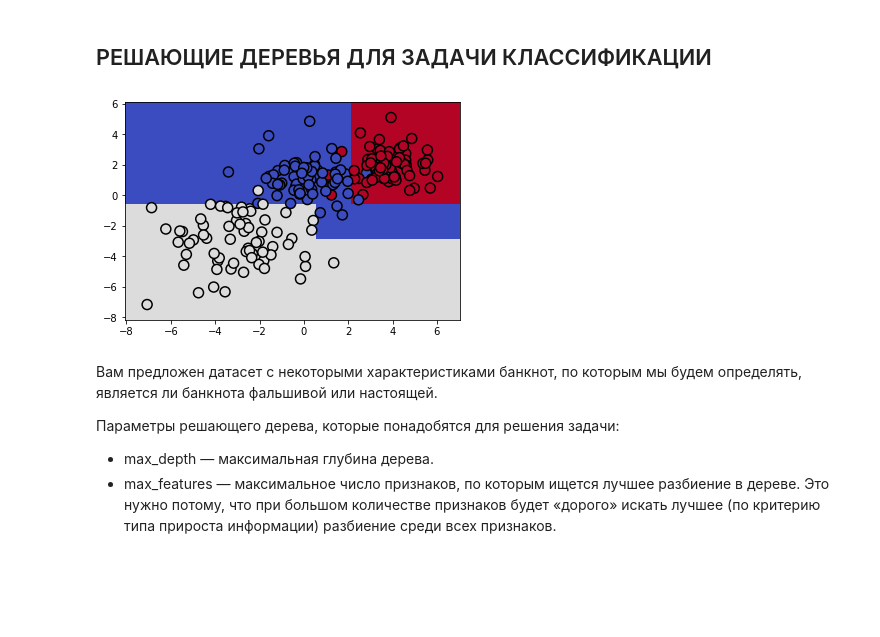
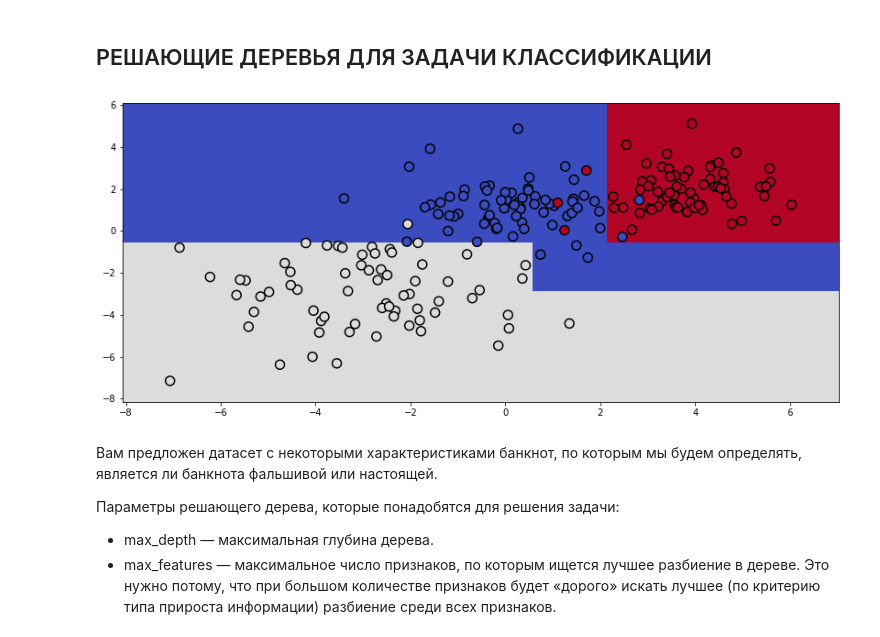
Before and after one commit to Urusut/IvanovDmitryV, a Jupyter notebook: Unit_6/Draft_ML_5.ipynb, the cells around one changed output. Saved outputs shown, nothing was run; the diff lists cells and outputs as text; code cells hidden in the pictures; blank space fills up the shorter version.

```diff
--- a/Unit_6/Draft_ML_5.ipynb
+++ b/Unit_6/Draft_ML_5.ipynb
@@ -10,34 +12,35 @@ from sklearn.datasets import make_blobs
 import matplotlib.pyplot as plt
 import numpy as np
 %matplotlib inline
 
 RANDOM_SEED = 139
 
 train_data, train_labels = make_blobs(n_samples=200, centers=[(0,1),(-3,-3),(4,2)],
                                       n_features=2, random_state=RANDOM_SEED,
                                       cluster_std=(1.2,1.5,1,))
 
 # Let’s write an auxiliary function that will return grid for further visualization.
 def get_grid(data):
     x_min, x_max = data[:, 0].min() - 1, data[:, 0].max() + 1
     y_min, y_max = data[:, 1].min() - 1, data[:, 1].max() + 1
     return np.meshgrid(np.arange(x_min, x_max, 0.01), np.arange(y_min, y_max, 0.01))
 
 clf_tree = DecisionTreeClassifier(criterion='entropy', max_depth=3,
                                   random_state=RANDOM_SEED)
 
 # training the tree
 clf_tree.fit(train_data, train_labels)
 
 # some code to depict separating surface
 xx, yy = get_grid(train_data)
 predicted = clf_tree.predict(np.c_[xx.ravel(),
                                    yy.ravel()]).reshape(xx.shape)
+plt.figure(figsize=(14,6))
 plt.pcolormesh(xx, yy, predicted, cmap='coolwarm')
 plt.scatter(train_data[:, 0], train_data[:, 1], c=train_labels, s=100,
             cmap='coolwarm', edgecolors='black', linewidth=1.5);
 # %% [output]
-[figure, old version]
+[figure, new version]
 # %% [markdown]
 Вам предложен датасет с некоторыми характеристиками банкнот, по которым мы будем определять, является ли банкнота фальшивой или настоящей.
 
```
Also changed, not shown: parts of 14 cells of this notebook.
